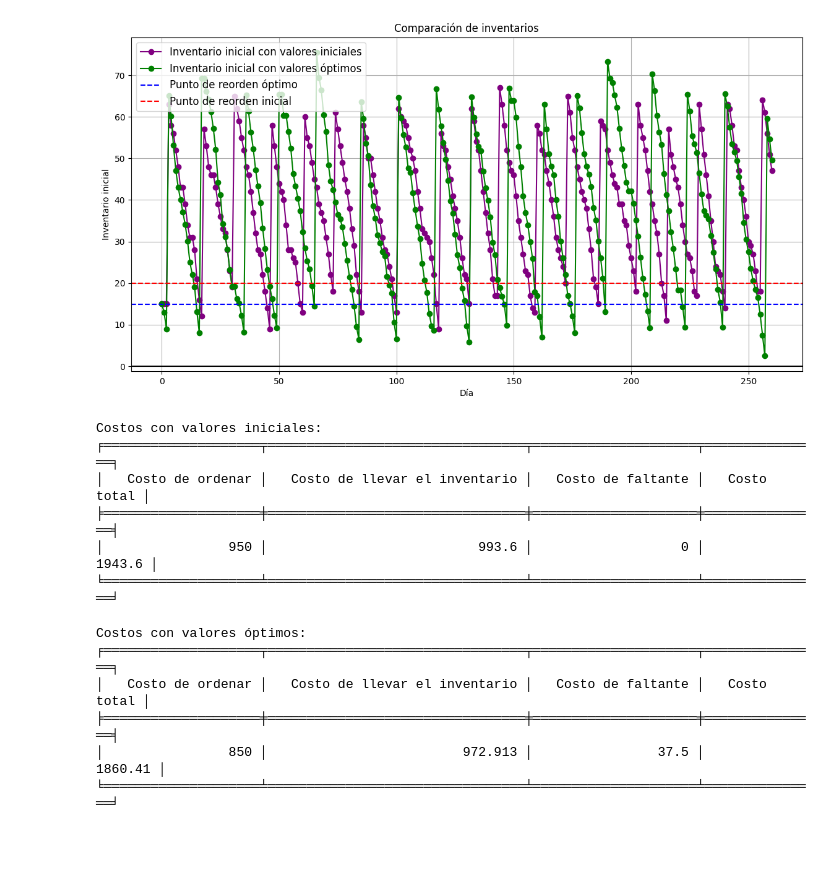
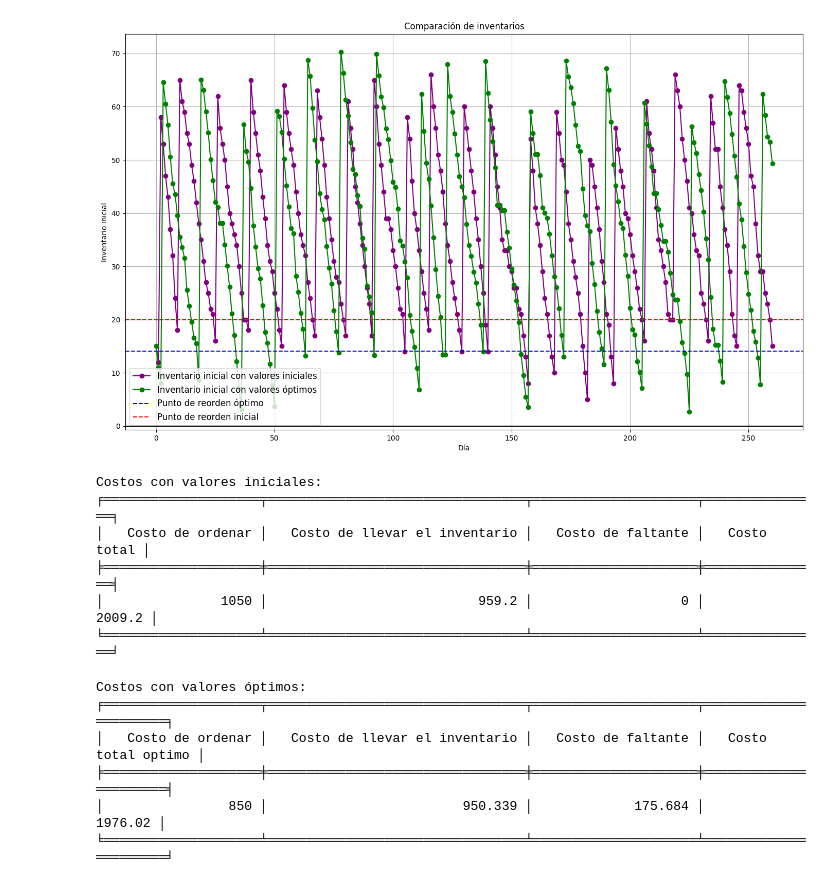
Before and after one commit to MaricelaMH/Simulacion-1, a Jupyter notebook: Otras_aplicaciones_ej.ipynb, the cells around one changed output. Drawn from its saved outputs; the diff is of its cells as text; code cells hidden in the pictures; blank space fills up the shorter version.

```diff
--- a/Otras_aplicaciones_ej.ipynb
+++ b/Otras_aplicaciones_ej.ipynb
@@ -119,6 +136,6 @@ q_opt, R_opt = hooke_jeeves(funcion_objetivo, x0, delta, gamma, epsilon)
 # %%
 # Comparar valores iniciales y óptimos
-costo_inicial, lista_inicial, inventario_i_inicial, cont_ent_inicial, suma_inv_prom_inicial, inv_falt_inicial = inventario(*x0)
+costo_inicial, lista_inicial, inventario_i_inicial, cont_ent_inicial, suma_inv_prom_inicial, inv_falt_inicial = inventario(50,20)
 costo_optimo, lista_optima, inventario_i_optima, cont_ent_optima, suma_inv_prom_optima, inv_falt_optima = inventario(q_opt, R_opt)
 
 # Imprimir comparación
@@ -178,20 +195,20 @@ Resultados con valores óptimos:
 ╘═══════╧══════════════════════╧═══════════╧════════════════════╧════════════╧═══════════╛
 # %%
 # Graficar comparación de inventarios
-plt.figure(figsize=(14, 7))  # Aumentar el tamaño de la figura
+plt.figure(figsize=(17, 10))  # Aumentar el tamaño de la figura
 plt.plot(inventario_i_inicial, color="purple", marker='o', label="Inventario inicial con valores iniciales")
 plt.plot(inventario_i_optima, color="green", marker='o', label="Inventario inicial con valores óptimos")
 plt.title('Comparación de inventarios')
 plt.xlabel('Día')
 plt.ylabel('Inventario inicial')
 plt.axhline(R_opt, color="blue", linestyle='--', label='Punto de reorden óptimo')
 plt.axhline(x0[1], color="red", linestyle='--', label='Punto de reorden inicial')
 plt.axhline(0, color='black')
 plt.grid(True)
 plt.legend(fontsize=12)
 plt.show()
 # %% [output]
-[figure, old version]
+[figure, new version]
 # %%
 # Imprimir costos
 costo_inicial_detalle = [cont_ent_inicial * 50, suma_inv_prom_inicial * 26/260, inv_falt_inicial * 25, costo_inicial]
@@ -204,15 +221,15 @@ Costos con valores iniciales:
 ╒════════════════════╤═════════════════════════════════╤═════════════════════╤═══════════════╕
 │   Costo de ordenar │   Costo de llevar el inventario │   Costo de faltante │   Costo total │
 ╞════════════════════╪═════════════════════════════════╪═════════════════════╪═══════════════╡
-│                950 │                           993.6 │                   0 │        1943.6 │
+│               1050 │                           959.2 │                   0 │        2009.2 │
 ╘════════════════════╧═════════════════════════════════╧═════════════════════╧═══════════════╛
 # %%
 print("Costos con valores óptimos:")
-print(tabulate([costo_optimo_detalle], headers=['Costo de ordenar', 'Costo de llevar el inventario', 'Costo de faltante', 'Costo total'], tablefmt="fancy_grid", showindex=False))
+print(tabulate([costo_optimo_detalle], headers=['Costo de ordenar', 'Costo de llevar el inventario', 'Costo de faltante', 'Costo total optimo'], tablefmt="fancy_grid", showindex=False))
 # %% [output]
 Costos con valores óptimos:
-╒════════════════════╤═════════════════════════════════╤═════════════════════╤═══════════════╕
-│   Costo de ordenar │   Costo de llevar el inventario │   Costo de faltante │   Costo total │
-╞════════════════════╪═════════════════════════════════╪═════════════════════╪═══════════════╡
-│                850 │                         972.913 │                37.5 │       1860.41 │
-╘════════════════════╧═════════════════════════════════╧═════════════════════╧═══════════════╛
+╒════════════════════╤═════════════════════════════════╤═════════════════════╤══════════════════════╕
+│   Costo de ordenar │   Costo de llevar el inventario │   Costo de faltante │   Costo total optimo │
+╞════════════════════╪═════════════════════════════════╪═════════════════════╪══════════════════════╡
+│                850 │                         950.339 │             175.684 │              1976.02 │
+╘════════════════════╧═════════════════════════════════╧═════════════════════╧══════════════════════╛
```
Also changed, not shown: parts of 16 cells of this notebook.
